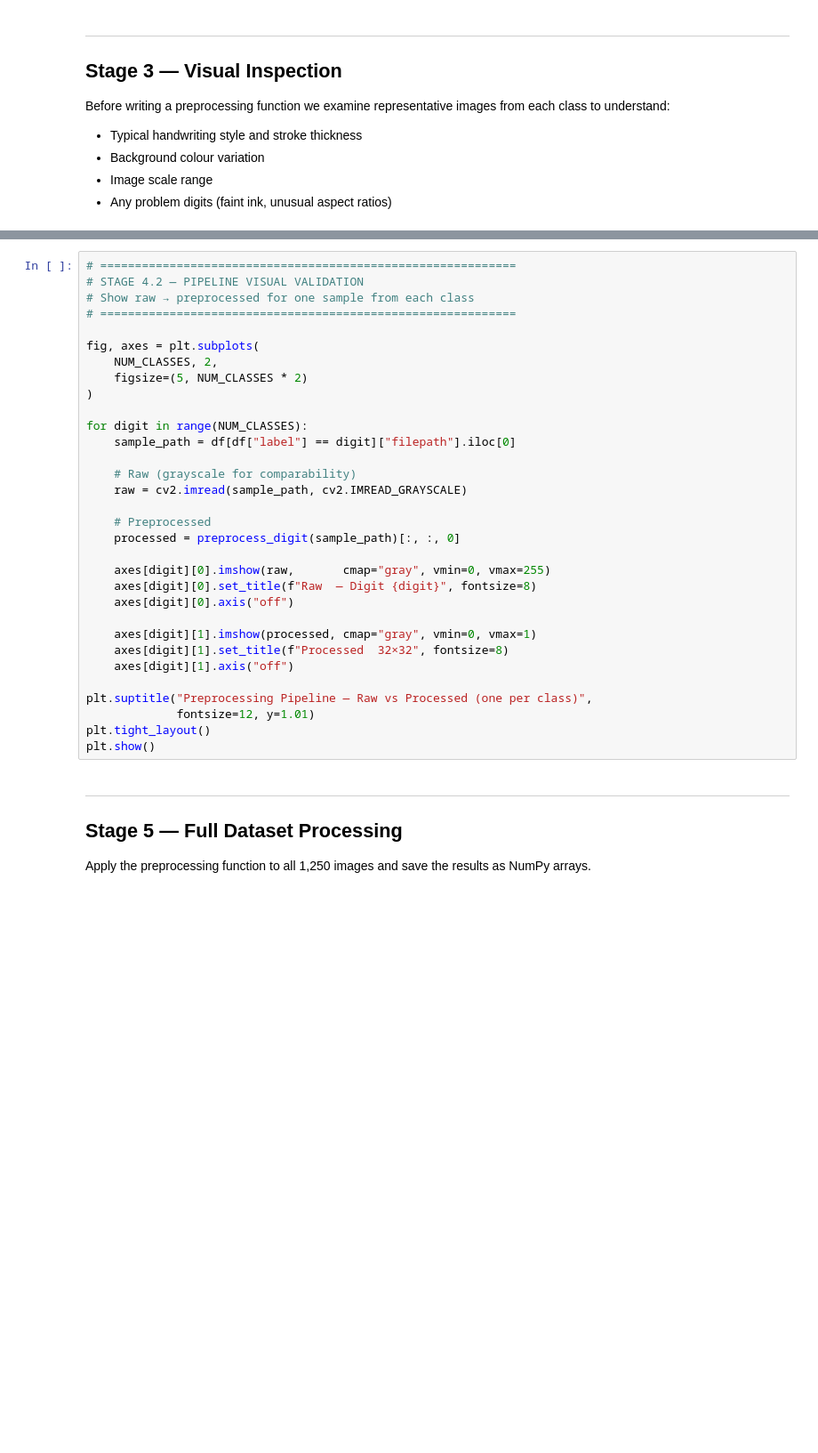
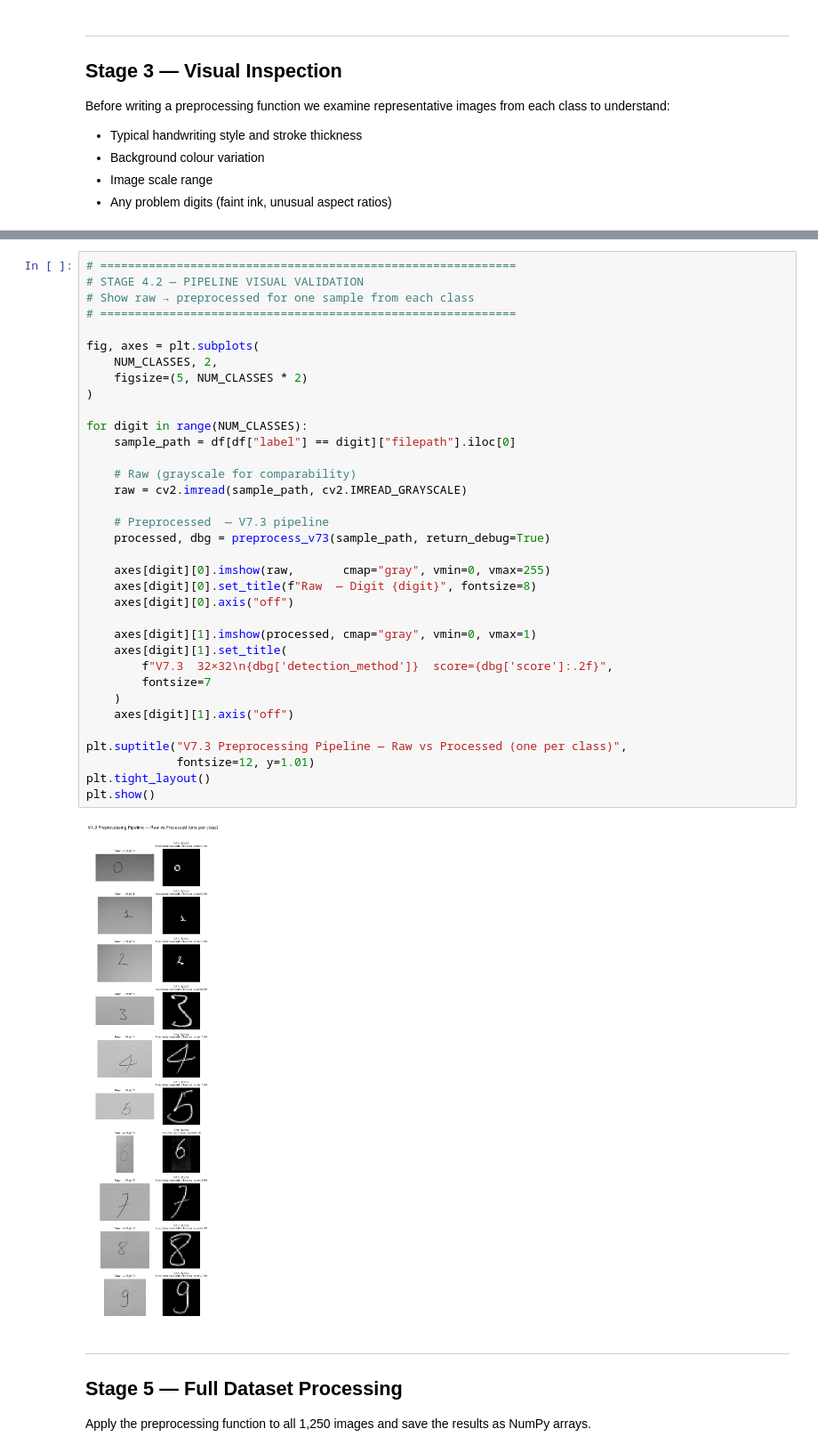
Before and after one commit to 21Oli/handwritten-digit-recognition-CNN, a Jupyter notebook: notebooks/handwritten_digit_recognition_1.ipynb, the cells around one changed output, grey strips where cells are left out. Shown at 89% size. Saved outputs shown, nothing was run; the diff lists cells and outputs as text; blank space fills up the shorter version.

```diff
--- a/notebooks/handwritten_digit_recognition_1.ipynb
+++ b/notebooks/handwritten_digit_recognition_1.ipynb
@@ -433,35 +756,40 @@ print("✓ preprocess_digit() defined")
 # %%
 # ============================================================
 # STAGE 4.2 — PIPELINE VISUAL VALIDATION
 # Show raw → preprocessed for one sample from each class
 # ============================================================
 
 fig, axes = plt.subplots(
     NUM_CLASSES, 2,
     figsize=(5, NUM_CLASSES * 2)
 )
 
 for digit in range(NUM_CLASSES):
     sample_path = df[df["label"] == digit]["filepath"].iloc[0]
 
     # Raw (grayscale for comparability)
     raw = cv2.imread(sample_path, cv2.IMREAD_GRAYSCALE)
 
-    # Preprocessed
-    processed = preprocess_digit(sample_path)[:, :, 0]
+    # Preprocessed  — V7.3 pipeline
+    processed, dbg = preprocess_v73(sample_path, return_debug=True)
 
     axes[digit][0].imshow(raw,       cmap="gray", vmin=0, vmax=255)
     axes[digit][0].set_title(f"Raw  — Digit {digit}", fontsize=8)
     axes[digit][0].axis("off")
 
     axes[digit][1].imshow(processed, cmap="gray", vmin=0, vmax=1)
-    axes[digit][1].set_title(f"Processed  32×32", fontsize=8)
+    axes[digit][1].set_title(
+        f"V7.3  32×32\n{dbg['detection_method']}  score={dbg['score']:.2f}",
+        fontsize=7
+    )
     axes[digit][1].axis("off")
 
-plt.suptitle("Preprocessing Pipeline — Raw vs Processed (one per class)",
+plt.suptitle("V7.3 Preprocessing Pipeline — Raw vs Processed (one per class)",
              fontsize=12, y=1.01)
 plt.tight_layout()
 plt.show()
+# %% [output]
+[figure, added]
 # %% [markdown]
 ---
 ## Stage 5 — Full Dataset Processing
```
Also changed, not shown: parts of 32 cells of this notebook, 5 other files.
